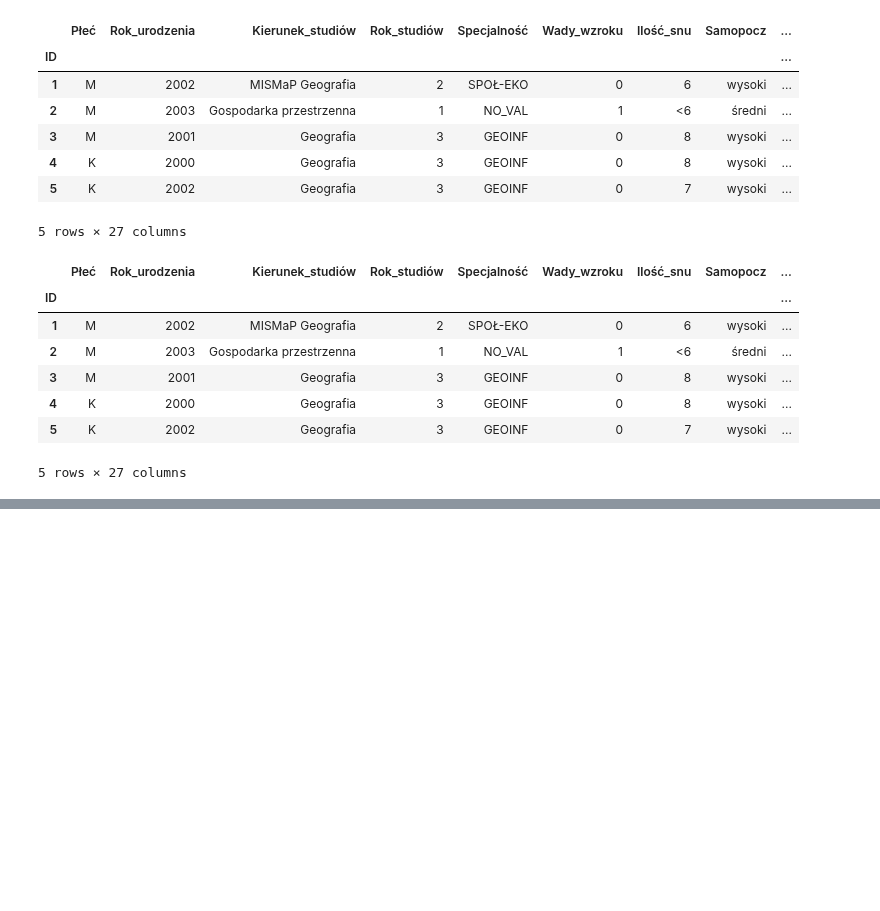
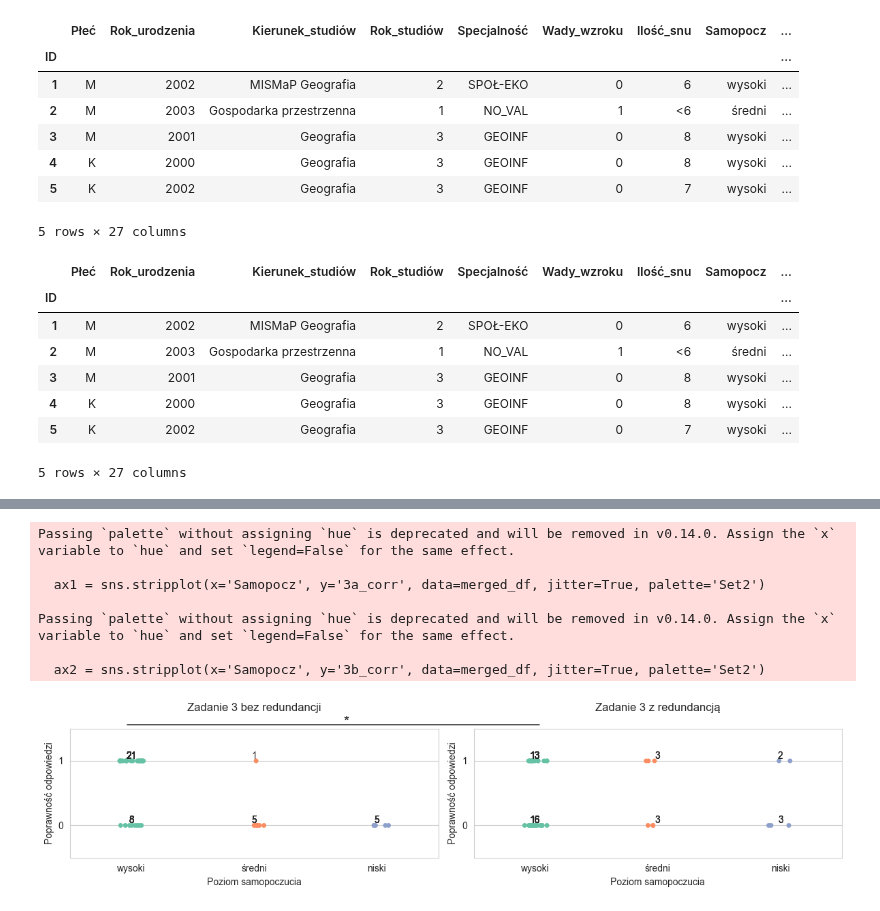
Before and after one commit to MartaSolarz/Master_thesis, a Jupyter notebook: statistical_tests/redundance/3_poprawnosc_cechy_osobowe.ipynb, the cells around one changed output, grey strips where cells are left out. Drawn from its saved outputs; the diff is of its cells as text; code cells hidden in the pictures; blank space fills up the shorter version.

```diff
--- a/statistical_tests/redundance/3_poprawnosc_cechy_osobowe.ipynb
+++ b/statistical_tests/redundance/3_poprawnosc_cechy_osobowe.ipynb
@@ -722,0 +712,57 @@ Istotne statystycznie:
+# %%
+plt.figure(figsize=(12, 3))
+
+sns.set_style('whitegrid')
+plt.subplot(1, 2, 1)
+ax1 = sns.stripplot(x='Samopocz', y='3a_corr', data=merged_df, jitter=True, palette='Set2')
+plt.ylim(-0.5, 1.5)
+plt.yticks([0, 1])
+plt.xticks([0, 1, 2], ['wysoki', 'średni', 'niski'])
+plt.xlabel('Poziom samopoczucia')
+plt.ylabel('Poprawność odpowiedzi')
+plt.title('Zadanie 3 bez redundancji\n')
+plt.annotate('', xy=(0.15, 1.03), xycoords='axes fraction', xytext=(1.28, 1.03),
+             textcoords='axes fraction', arrowprops=dict(arrowstyle="-", color="black"))
+plt.annotate('*', xy=(0.75, 1), xycoords='axes fraction',
+             textcoords='axes fraction', ha='center', va='bottom', fontsize=15)
+
+for category in merged_df['Samopocz'].unique():
+    y_values = merged_df[merged_df['Samopocz'] == category]['3a_corr']
+    x_positions = [category] * len(y_values)
+    count_0 = sum(1 for value in y_values if value == 0)
+    count_1 = sum(1 for value in y_values if value == 1)
+
+    for x, y in zip(x_positions, y_values):
+        ax1.text(x, y, str(count_0) if y == 0 else str(count_1), ha='center', va='bottom', fontweight='light',
+                 fontsize=10)
+
+plt.subplot(1, 2, 2)
+ax2 = sns.stripplot(x='Samopocz', y='3b_corr', data=merged_df, jitter=True, palette='Set2')
+plt.ylim(-0.5, 1.5)
+plt.yticks([0, 1])
+plt.xlabel('Poziom samopoczucia')
+plt.ylabel('Poprawność odpowiedzi')
+plt.title('Zadanie 3 z redundancją\n')
+
+for category in merged_df['Samopocz'].unique():
+    y_values = merged_df[merged_df['Samopocz'] == category]['3b_corr']
+    x_positions = [category] * len(y_values)
+    count_0 = sum(1 for value in y_values if value == 0)
+    count_1 = sum(1 for value in y_values if value == 1)
+
+    for x, y in zip(x_positions, y_values):
+        ax2.text(x, y, str(count_0) if y == 0 else str(count_1), ha='center', va='bottom', fontweight='light',
+                 fontsize=10)
+
+plt.tight_layout()
+
+plt.show()
+# %% [output]
+Passing `palette` without assigning `hue` is deprecated and will be removed in v0.14.0. Assign the `x` variable to `hue` and set `legend=False` for the same effect.
+
+  ax1 = sns.stripplot(x='Samopocz', y='3a_corr', data=merged_df, jitter=True, palette='Set2')
+
+Passing `palette` without assigning `hue` is deprecated and will be removed in v0.14.0. Assign the `x` variable to `hue` and set `legend=False` for the same effect.
+
+  ax2 = sns.stripplot(x='Samopocz', y='3b_corr', data=merged_df, jitter=True, palette='Set2')
+[figure, added]
```
Also changed, not shown: parts of 40 cells of this notebook, 2 other files.
